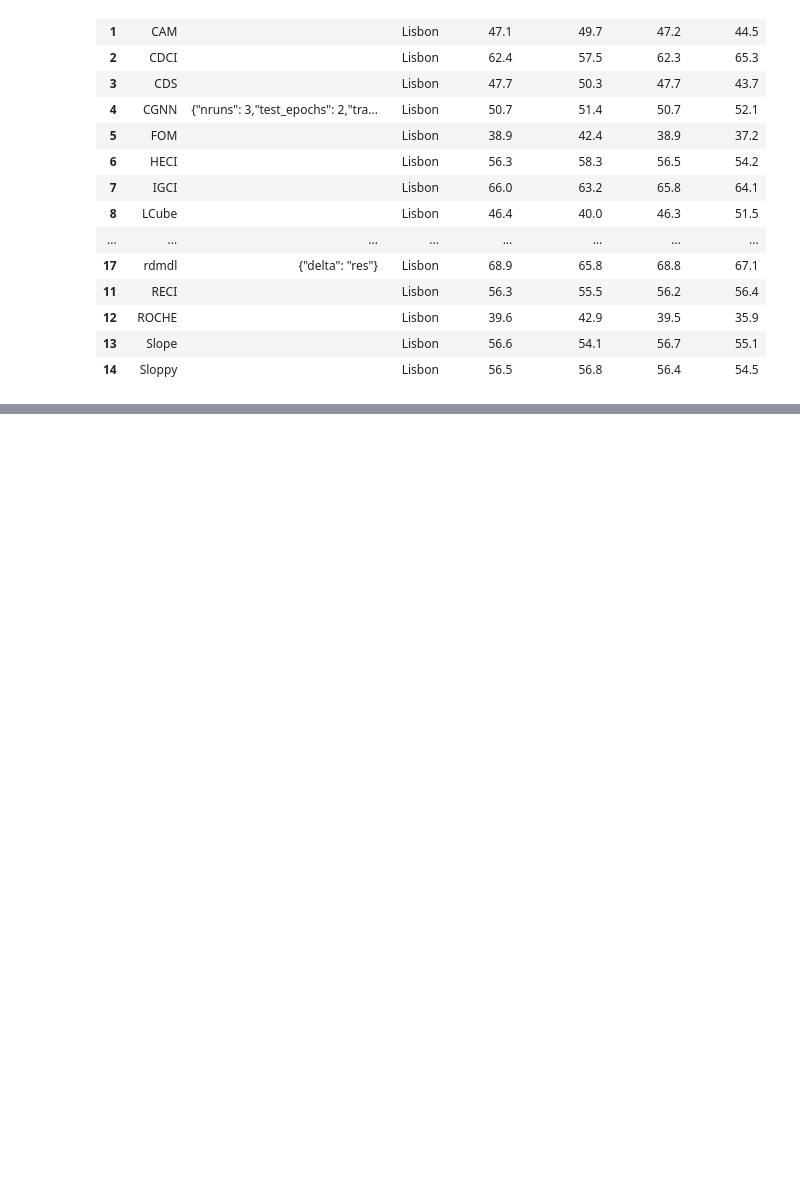
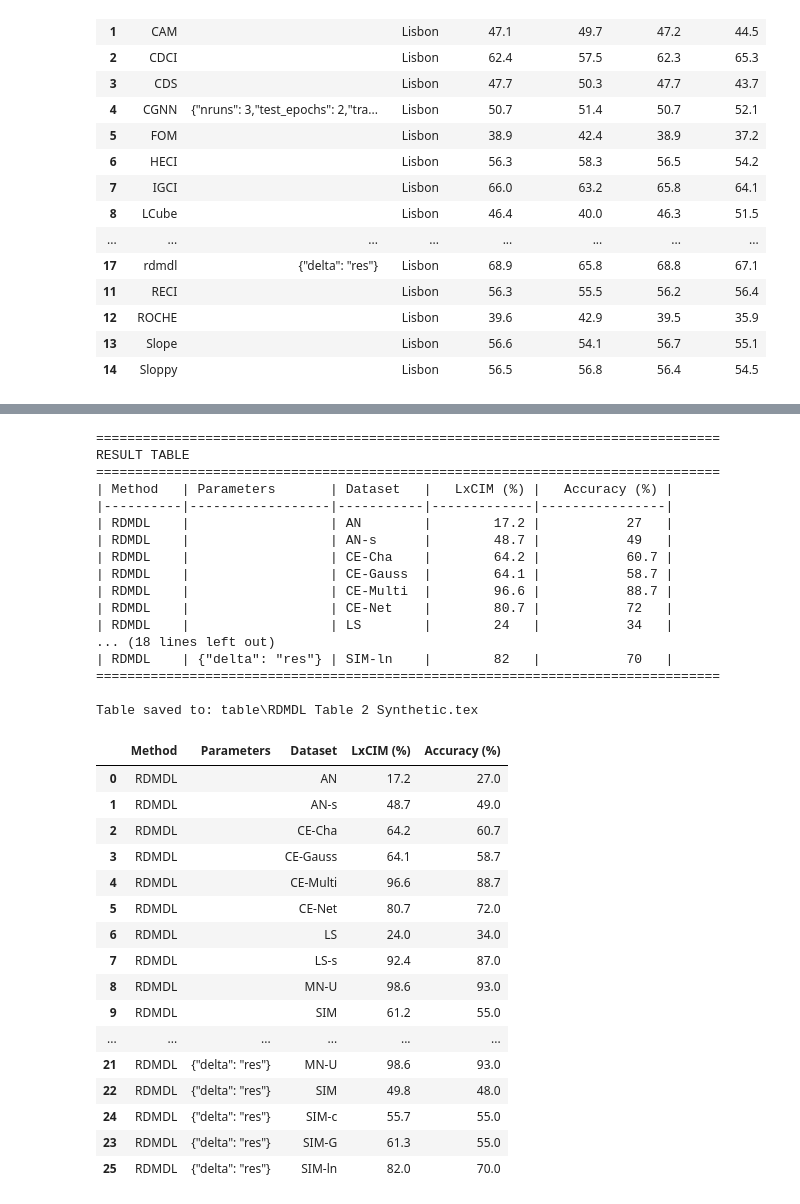
Before and after one commit to tiagobrogueira/Causal-Discovery-In-Exchangeable-Data, a Jupyter notebook: bicausal/rdmdl_paper.ipynb, the cells around one changed output, grey strips where cells are left out. Drawn from its saved outputs; the diff is of its cells as text; code cells hidden in the pictures; blank space fills up the shorter version.

```diff
--- a/bicausal/rdmdl_paper.ipynb
+++ b/bicausal/rdmdl_paper.ipynb
@@ -127,3 +129,40 @@ Table saved to: table\RDMDL Table Appendix.tex
+# %%
+construct_table(methods=["RDMDL"],datasets=["CE","ANLSMN","SIM"], include_variations=True, table_title="RDMDL Table 2 Synthetic")
+# %% [output]
+================================================================================
+RESULT TABLE
+================================================================================
+| Method   | Parameters       | Dataset   |   LxCIM (%) |   Accuracy (%) |
+|----------|------------------|-----------|-------------|----------------|
+| RDMDL    |                  | AN        |        17.2 |           27   |
+| RDMDL    |                  | AN-s      |        48.7 |           49   |
+| RDMDL    |                  | CE-Cha    |        64.2 |           60.7 |
+| RDMDL    |                  | CE-Gauss  |        64.1 |           58.7 |
+| RDMDL    |                  | CE-Multi  |        96.6 |           88.7 |
+| RDMDL    |                  | CE-Net    |        80.7 |           72   |
+| RDMDL    |                  | LS        |        24   |           34   |
+... (18 lines left out)
+| RDMDL    | {"delta": "res"} | SIM-ln    |        82   |           70   |
+================================================================================
+
+Table saved to: table\RDMDL Table 2 Synthetic.tex
+|  | Method | Parameters | Dataset | LxCIM (%) | Accuracy (%) |
+| 0 | RDMDL |  | AN | 17.2 | 27.0 |
+| 1 | RDMDL |  | AN-s | 48.7 | 49.0 |
+| 2 | RDMDL |  | CE-Cha | 64.2 | 60.7 |
+| 3 | RDMDL |  | CE-Gauss | 64.1 | 58.7 |
+| 4 | RDMDL |  | CE-Multi | 96.6 | 88.7 |
+| 5 | RDMDL |  | CE-Net | 80.7 | 72.0 |
+| 6 | RDMDL |  | LS | 24.0 | 34.0 |
+| 7 | RDMDL |  | LS-s | 92.4 | 87.0 |
+| 8 | RDMDL |  | MN-U | 98.6 | 93.0 |
+| 9 | RDMDL |  | SIM | 61.2 | 55.0 |
+| ... | ... | ... | ... | ... | ... |
+| 21 | RDMDL | {"delta": "res"} | MN-U | 98.6 | 93.0 |
+| 22 | RDMDL | {"delta": "res"} | SIM | 49.8 | 48.0 |
+| 24 | RDMDL | {"delta": "res"} | SIM-c | 55.7 | 55.0 |
+| 23 | RDMDL | {"delta": "res"} | SIM-G | 61.3 | 55.0 |
+| 25 | RDMDL | {"delta": "res"} | SIM-ln | 82.0 | 70.0 |
 # %%
 #To the appendix:
 #plot for all specific datasets:
```
Also changed, not shown: parts of 2 cells of this notebook, 19 other files.
